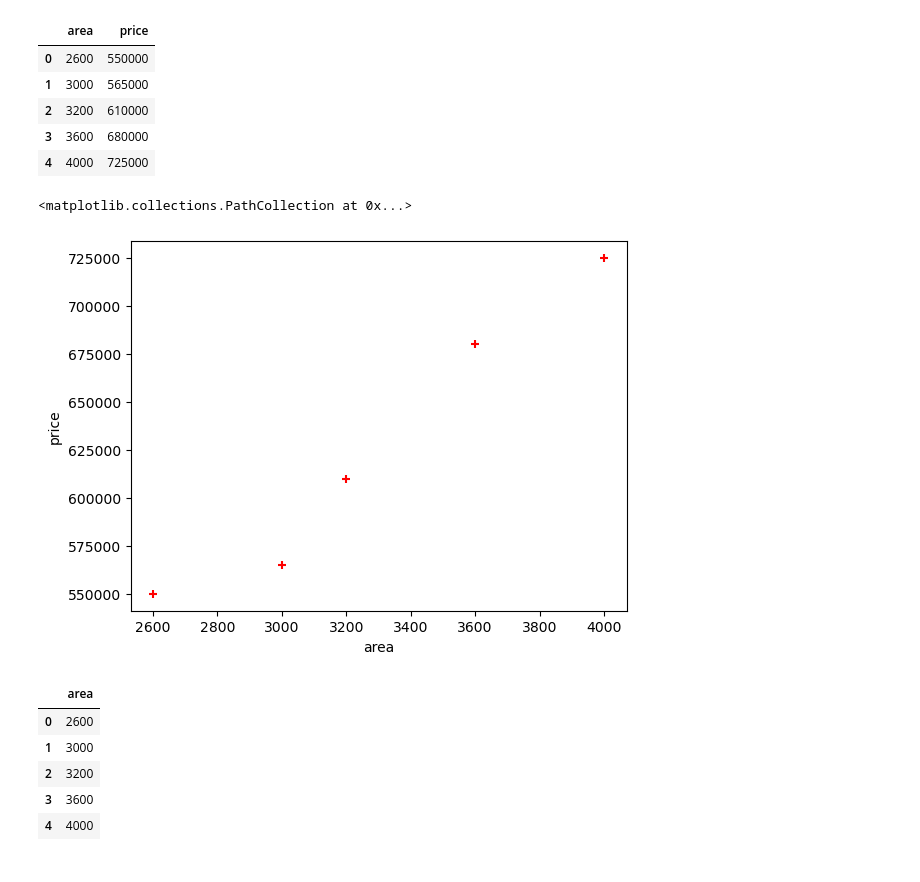
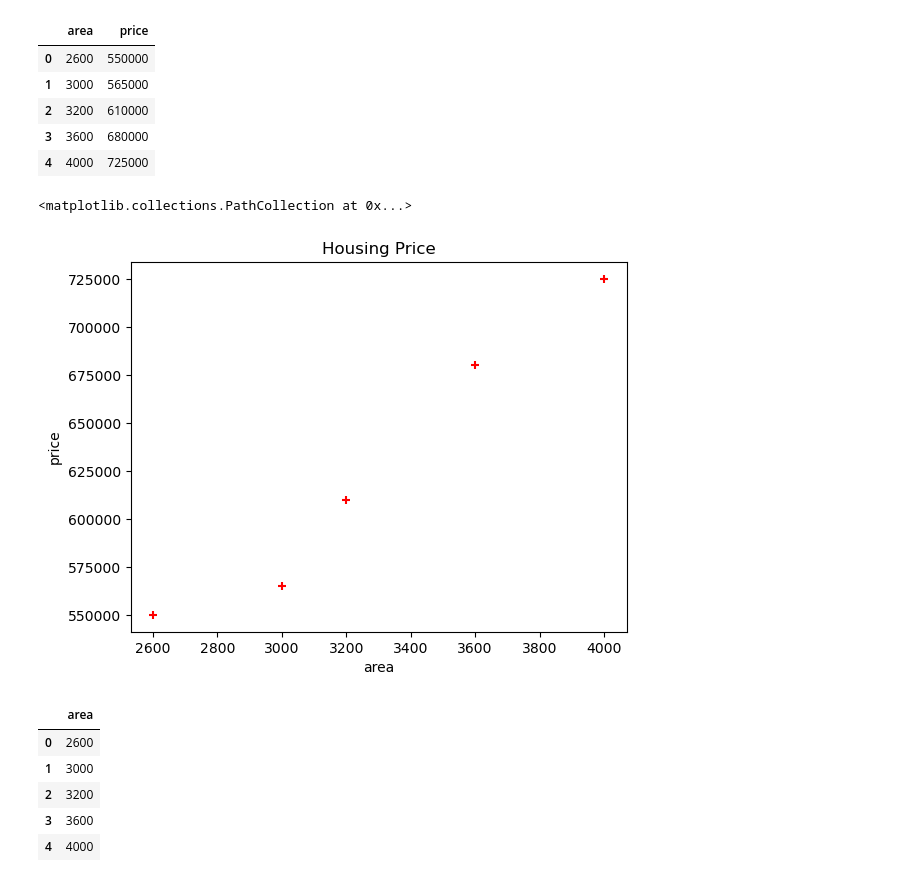
Before and after one commit to devs-sourav/Linear-Regression-ML, a Jupyter notebook: Simple Linear Regression/linear regression.ipynb, the cells around one changed output. Drawn from its saved outputs; the diff is of its cells as text; code cells hidden in the pictures.

```diff
--- a/Simple Linear Regression/linear regression.ipynb
+++ b/Simple Linear Regression/linear regression.ipynb
@@ -14,12 +14,14 @@ df
 # %%
 import matplotlib.pyplot as plt
 %matplotlib inline
+
 plt.xlabel("area")
 plt.ylabel("price")
+plt.title("Housing Price")
 plt.scatter(df.area,df.price,color='red',marker='+')
 # %% [output]
 <matplotlib.collections.PathCollection at 0x...>
-[figure, old version]
+[figure, new version]
 # %%
 new_df = df.drop('price',axis='columns')
 new_df
```
Also changed, not shown: parts of 1 cell of this notebook.
